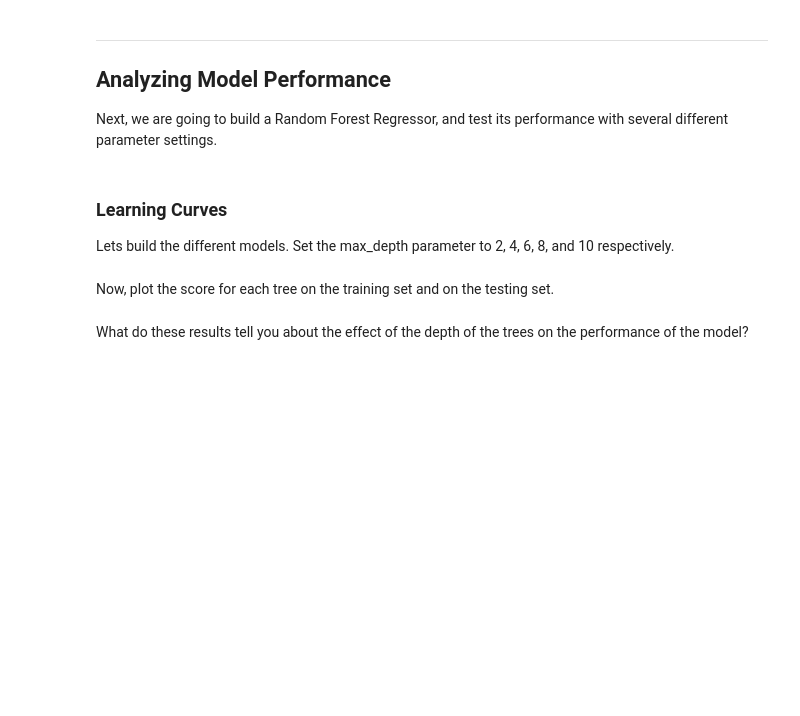
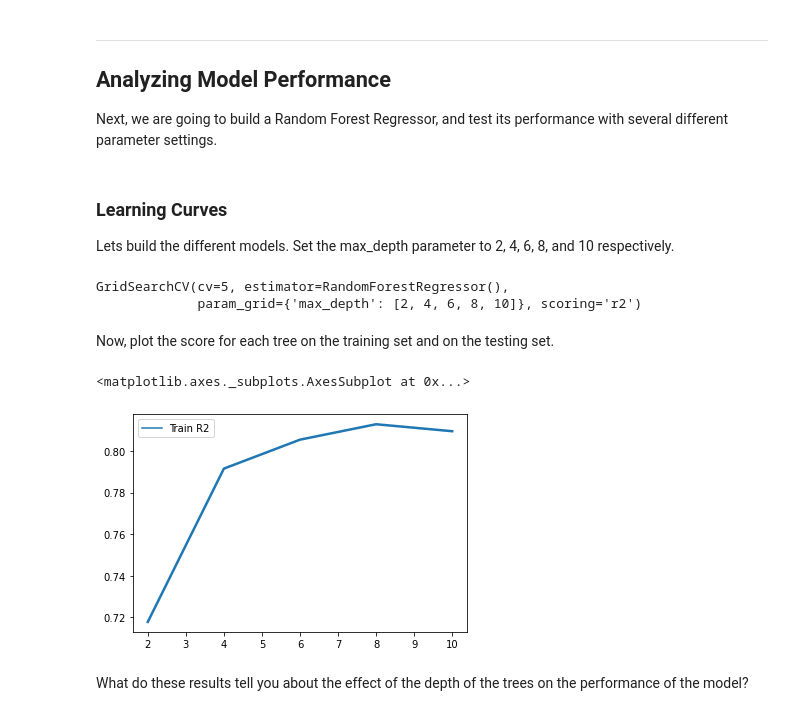
Before and after one commit to Carleto04/lab-problems-with-ML, a Jupyter notebook: your-code/lab_boston_housing.ipynb, the cells around one changed output. Cells and saved outputs as stored; diff of their text form; code cells hidden in the pictures; blank space fills up the shorter version.

```diff
--- a/your-code/lab_boston_housing.ipynb
+++ b/your-code/lab_boston_housing.ipynb
@@ -151,3 +213,10 @@ Split the data into the testing and training datasets. Shuffle the data as well
+# %%
+from sklearn.model_selection import train_test_split
+train_set, test_set = train_test_split(boston_df_o, test_size=0.2, shuffle=True, random_state=123)
+train_X = train_set.drop(columns="medv")
+train_y = train_set["medv"]
+test_X = test_set.drop(columns="medv")
+test_y = test_set["medv"]
 # %% [markdown]
 ----
 
@@ -161,2 +228,14 @@ Lets build the different models. Set the max_depth parameter to 2, 4, 6, 8, and
+# %%
+from sklearn.ensemble import RandomForestRegressor
+from sklearn.model_selection import GridSearchCV
+
+rf_gs = GridSearchCV(estimator=RandomForestRegressor(),
+                             param_grid={"max_depth":[2, 4, 6, 8, 10]},
+                             scoring='r2',
+                             cv=5)
+rf_gs.fit(train_X, train_y)
+# %% [output]
+GridSearchCV(cv=5, estimator=RandomForestRegressor(),
+             param_grid={'max_depth': [2, 4, 6, 8, 10]}, scoring='r2')
 # %% [markdown]
 Now, plot the score for each tree on the training set and on the testing set.
@@ -165,2 +242,11 @@ Now, plot the score for each tree on the training set and on the testing set.
+# %%
+cvres = rf_gs.cv_results_
+results = pd.DataFrame(cvres['mean_test_score'],
+                       columns=['Train R2'],
+                       index = rf_gs.param_grid['max_depth'])
+sns.lineplot(data=results, linewidth=2.5)
+# %% [output]
+<matplotlib.axes._subplots.AxesSubplot at 0x...>
+[figure, added]
 # %% [markdown]
 What do these results tell you about the effect of the depth of the trees on the performance of the model?
```
Also changed, not shown: parts of 25 cells of this notebook.
